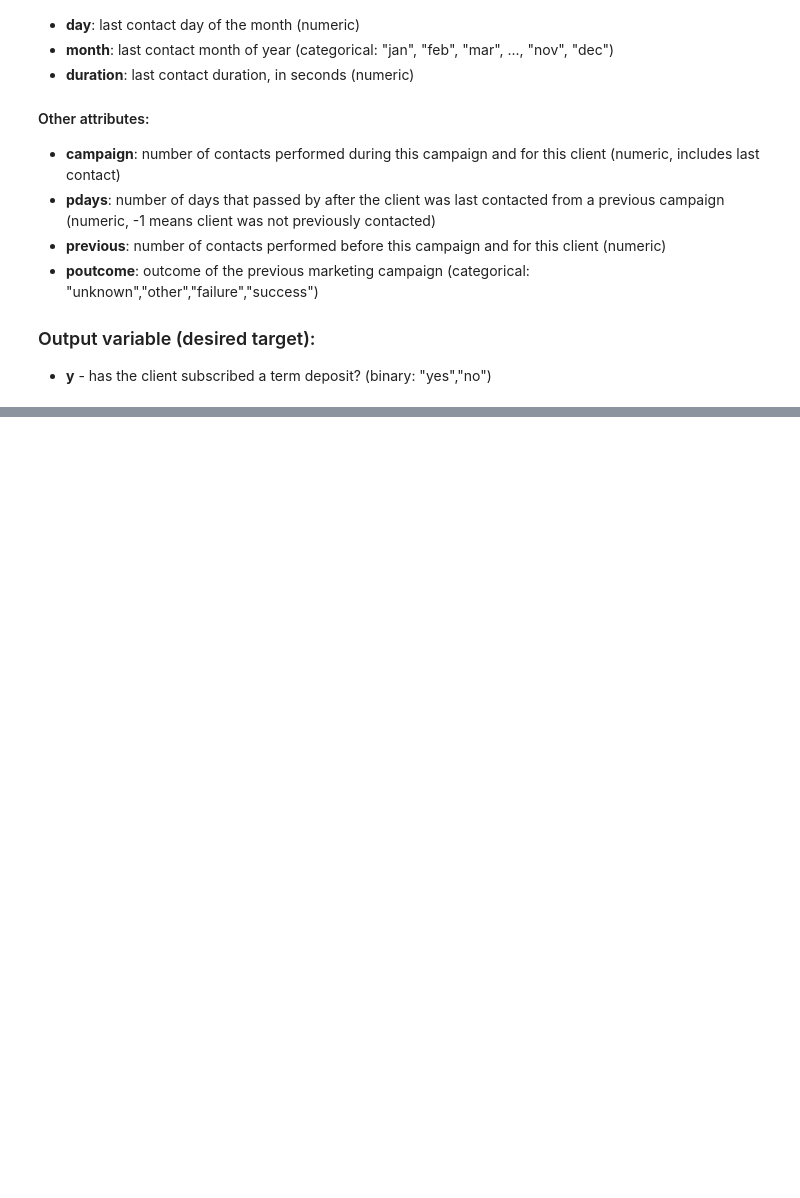
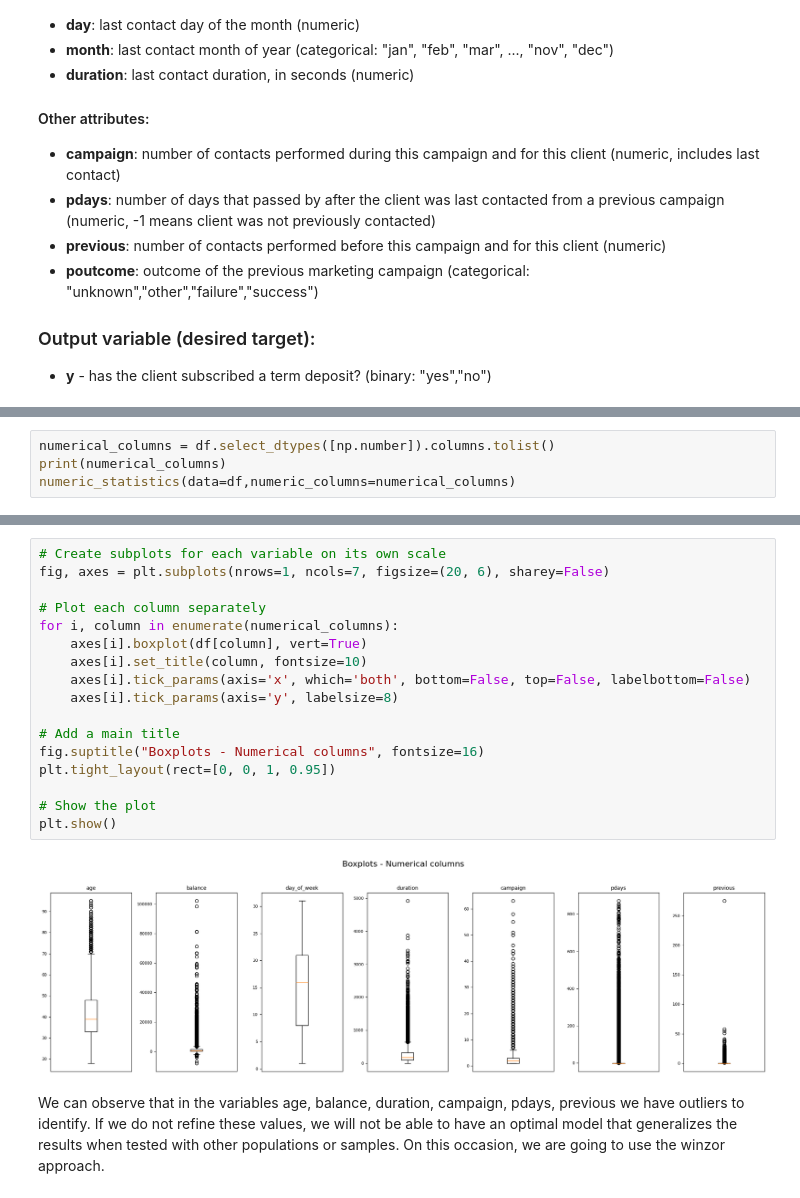
Before and after one commit to cesar1091/csca5622_final_project, a Jupyter notebook: eda.ipynb, the cells around one changed output, grey strips where cells are left out. Cells and saved outputs as stored; diff of their text form; blank space fills up the shorter version.

```diff
--- a/eda.ipynb
+++ b/eda.ipynb
@@ -95,0 +282,4 @@ print(X.shape)
+# %%
+numerical_columns = df.select_dtypes([np.number]).columns.tolist()
+print(numerical_columns)
+numeric_statistics(data=df,numeric_columns=numerical_columns)
@@ -95,0 +296,21 @@ print(X.shape)
+# %%
+# Create subplots for each variable on its own scale
+fig, axes = plt.subplots(nrows=1, ncols=7, figsize=(20, 6), sharey=False)
+
+# Plot each column separately
+for i, column in enumerate(numerical_columns):
+    axes[i].boxplot(df[column], vert=True)
+    axes[i].set_title(column, fontsize=10)
+    axes[i].tick_params(axis='x', which='both', bottom=False, top=False, labelbottom=False)
+    axes[i].tick_params(axis='y', labelsize=8)
+
+# Add a main title
+fig.suptitle("Boxplots - Numerical columns", fontsize=16)
+plt.tight_layout(rect=[0, 0, 1, 0.95])
+
+# Show the plot
+plt.show()
+# %% [output]
+[figure, added]
+# %% [markdown]
+We can observe that in the variables age, balance, duration, campaign, pdays, previous we have outliers to identify. If we do not refine these values, we will not be able to have an optimal model that generalizes the results when tested with other populations or samples. On this occasion, we are going to use the winzor approach.
```
Also changed, not shown: parts of 37 cells of this notebook, 3 other files.
